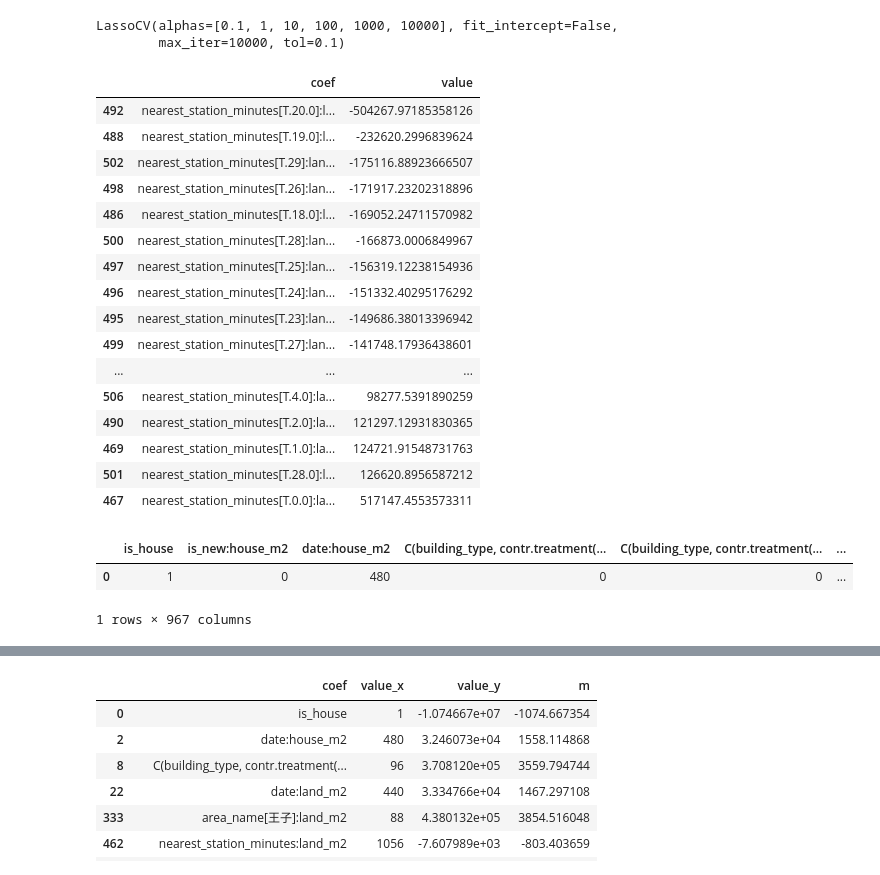
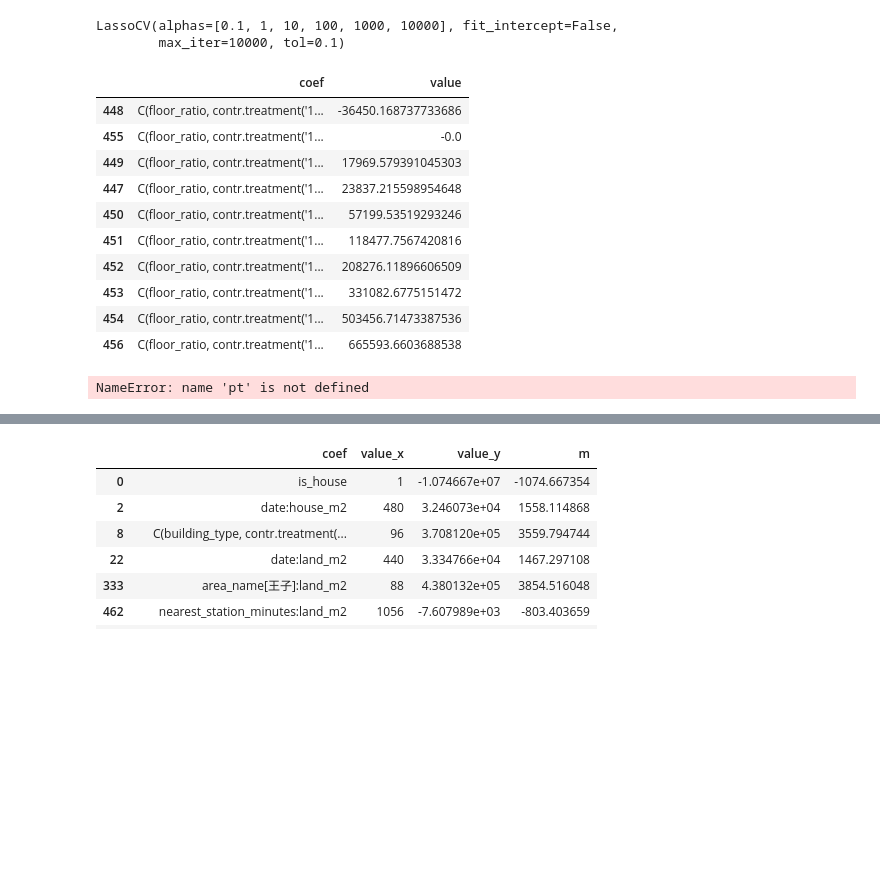
Before and after one commit to zermelozf/housepricetokyo, a Jupyter notebook: buy.ipynb, the cells around one changed output, grey strips where cells are left out. Saved outputs shown, nothing was run; the diff lists cells and outputs as text; code cells hidden in the pictures; blank space fills up the shorter version.

```diff
--- a/buy.ipynb
+++ b/buy.ipynb
@@ -27,10 +27,10 @@ is_house +
 (
     date +
     nearest_station_name +
-    C(nearest_station_minutes, contr.treatment('10')) +
+    nearest_station_minutes +
     road +
-    C(floor_ratio, contr.treatment('150.0')) +
-    C(building_ratio, contr.treatment('60.0')) +
+    C(floor_ratio, contr.treatment('200.0')) +
+    building_ratio +
     C(orientation, contr.treatment('東')) +
     C(land_shape, contr.treatment('正方形'))
 ):land_m2
@@ -59,31 +59,25 @@ LassoCV(alphas=[0.1, 1, 10, 100, 1000, 10000], fit_intercept=False,
 # %%
 s = pd.DataFrame({
     'coef': X.columns,
     'value': model.coef_
 })
 s.to_csv('coef_.csv', index=False)
 s.sort_values('value').style.format("{:}")
 s[~s['coef'].str.contains('area|nearest')].sort_values('value').style.format("{:}")
 # s[s['coef'].str.contains('nearest')].sort_values('value').style.format("{:}")
-s[s['coef'].str.contains('minute')].sort_values('value').style.format("{:}")
+s[s['coef'].str.contains('floor')].sort_values('value').style.format("{:}")
 # %% [output]
 |  | coef | value |
-| 492 | nearest_station_minutes[T.20.0]:l... | -504267.97185358126 |
-| 488 | nearest_station_minutes[T.19.0]:l... | -232620.2996839624 |
-| 502 | nearest_station_minutes[T.29]:lan... | -175116.88923666507 |
-| 498 | nearest_station_minutes[T.26]:lan... | -171917.23202318896 |
-| 486 | nearest_station_minutes[T.18.0]:l... | -169052.24711570982 |
-| 500 | nearest_station_minutes[T.28]:lan... | -166873.0006849967 |
-| 497 | nearest_station_minutes[T.25]:lan... | -156319.12238154936 |
-| 496 | nearest_station_minutes[T.24]:lan... | -151332.40295176292 |
-| 495 | nearest_station_minutes[T.23]:lan... | -149686.38013396942 |
-| 499 | nearest_station_minutes[T.27]:lan... | -141748.17936438601 |
-| ... | ... | ... |
-| 506 | nearest_station_minutes[T.4.0]:la... | 98277.5391890259 |
-| 490 | nearest_station_minutes[T.2.0]:la... | 121297.12931830365 |
-| 469 | nearest_station_minutes[T.1.0]:la... | 124721.91548731763 |
-| 501 | nearest_station_minutes[T.28.0]:l... | 126620.8956587212 |
-| 467 | nearest_station_minutes[T.0.0]:la... | 517147.4553573311 |
+| 448 | C(floor_ratio, contr.treatment('1... | -36450.168737733686 |
+| 455 | C(floor_ratio, contr.treatment('1... | -0.0 |
+| 449 | C(floor_ratio, contr.treatment('1... | 17969.579391045303 |
+| 447 | C(floor_ratio, contr.treatment('1... | 23837.215598954648 |
+| 450 | C(floor_ratio, contr.treatment('1... | 57199.53519293246 |
+| 451 | C(floor_ratio, contr.treatment('1... | 118477.7567420816 |
+| 452 | C(floor_ratio, contr.treatment('1... | 208276.11896606509 |
+| 453 | C(floor_ratio, contr.treatment('1... | 331082.6775151472 |
+| 454 | C(floor_ratio, contr.treatment('1... | 503456.71473387536 |
+| 456 | C(floor_ratio, contr.treatment('1... | 665593.6603688538 |
 # %%
 x = {
     'is_new': 0,
@@ -112,9 +106,7 @@ x = pt.model_spec.get_model_matrix(x)
 # x = X.iloc[i:i + 1, :]
 x
 # %% [output]
-|  | is_house | is_new:house_m2 | date:house_m2 | C(building_type, contr.treatment(... | C(building_type, contr.treatment(... | ... |
-| 0 | 1 | 0 | 480 | 0 | 0 | ... |
-1 rows × 967 columns
+NameError: name 'pt' is not defined
 # %%
 import matplotlib.pyplot as plt
 
```
Also changed, not shown: parts of 1 cell of this notebook, 7 other files.
